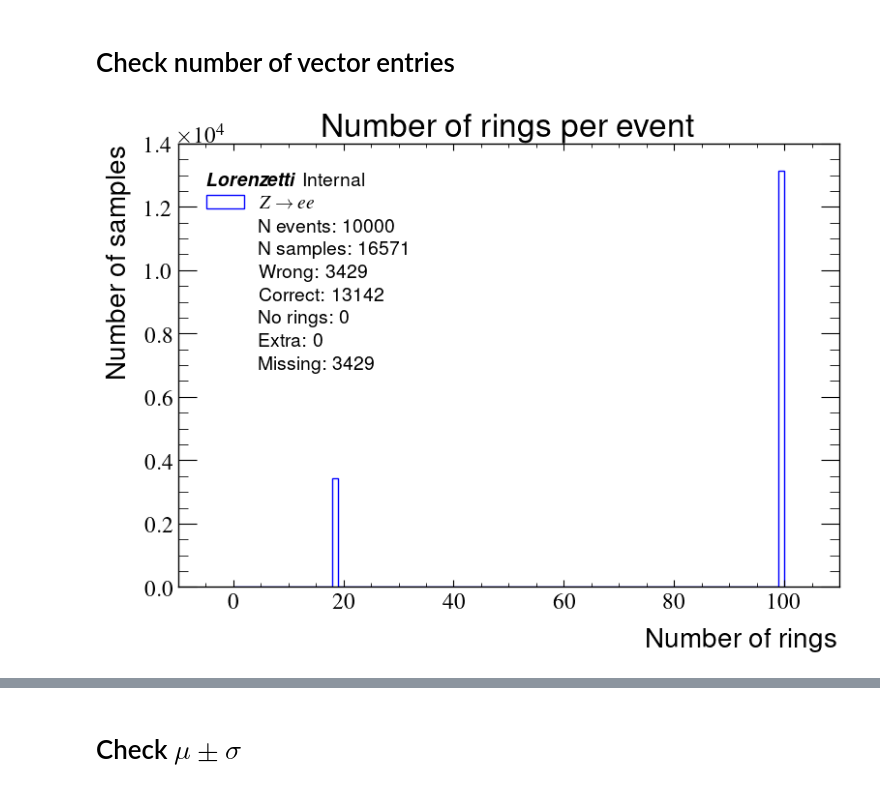
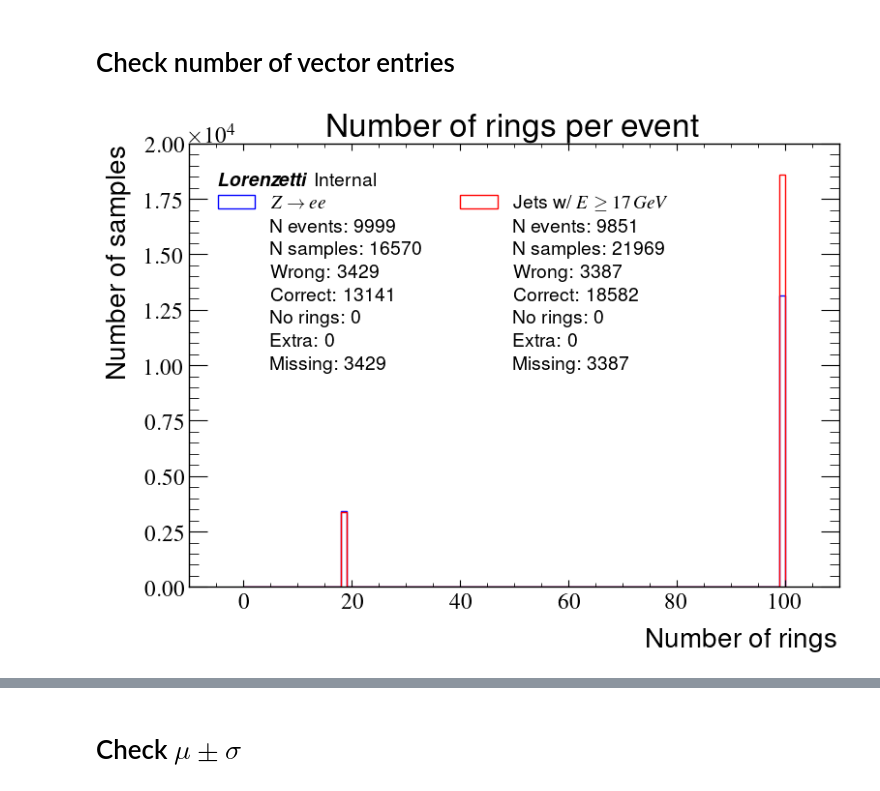
Before and after one commit to lucasbanunes/boosted-lorenzetti, a Jupyter notebook: rings_profile.ipynb, the cells around one changed output, grey strips where cells are left out. Cells and saved outputs as stored; diff of their text form; code cells hidden in the pictures.

```diff
--- a/rings_profile.ipynb
+++ b/rings_profile.ipynb
@@ -37,13 +37,13 @@ datasets['zee'] = {
     'label': '$Z \\to ee$',
 }
 
-# Yields error on entry 7098
-# datasets['jf17'] = {
-#     'ds': LztDataset.from_dir(
-#         lzt_data / 'v2.1.0' / 'user.joao.pinto.mc25_13TeV.250401.Pythia8EvtGen_JF17'
-#     ),
-#     'color': 'red',
-# }
+datasets['jf17'] = {
+    'ds': LztDataset.from_dir(
+        lzt_data / 'v2.1.0' / 'user.joao.pinto.mc25_13TeV.250401.Pythia8EvtGen_JF17'
+    ),
+    'color': 'red',
+    'label': 'Jets w/ $E \\geq 17 \\: GeV$'
+}
 
 datasets
 # %% [output]
@@ -61,10 +64,17 @@ def load_data_from_aod(dataset: LztDataset, n_entries: int = -1) -> pd.DataFrame
         if entry >= n_entries:
             break
         event_number = aod_event.EventInfoContainer_Events[0].eventNumber
-        for rings_data in aod_event.CaloRingsContainer_Rings:
+        for iring, rings_data in enumerate(aod_event.CaloRingsContainer_Rings):
+            if rings_data.cluster_link >= len(aod_event.CaloClusterContainer_Clusters):
+                logging.warning(f'{entry} - Event {event_number} - '
+                                f'iring {iring} - Cluster link {rings_data.cluster_link} out of range')
+                continue
+            cluster_data = aod_event.CaloClusterContainer_Clusters[rings_data.cluster_link]
             record = {
                 'event_number': event_number,
                 'rings_size': len(rings_data.rings),
+                'cl_eta': cluster_data.eta,
+                'cl_phi': cluster_data.phi,
             }
             for i, ring in enumerate(rings_data.rings):
                 record[f'ring_{i}'] = ring
@@ -83,6 +93,8 @@ def load_data_from_ntuple(dataset: LztDataset, n_entries: int = -1) -> pd.DataFr
         record = {
             'event_number': event.EventNumber,
             'rings_size': len(event.cl_rings),
+            'cl_eta': event.cl_eta,
+            'cl_phi': event.cl_phi,
         }
         for i, ring in enumerate(event.cl_rings):
             record[f'ring_{i}'] = ring
@@ -117,6 +130,7 @@ for name, dataset_info in datasets.items():
 # %%
 fig, ax = plt.subplots()
 max_ring_size = -1
+bins = np.arange(201)
 for name, dataset_info in datasets.items():
     rings_info = dataset_info['rings_info']
     current_max_ring_size = rings_info['rings_size'].max()
@@ -128,32 +142,32 @@ for name, dataset_info in datasets.items():
             color=dataset_info['color'],
             label=dataset_info['label'])
     # ax.grid(linestyle='--', alpha=0.5)
     ax.plot([], [], ' ',
         label=f'N events: {rings_info["event_number"].nunique()}')
     ax.plot([], [], ' ',
             label=f'N samples: {len(rings_info)}')
     ax.plot([], [], ' ',
             label=f'Wrong: {(rings_info["rings_size"] != N_RINGS).sum()}')
     ax.plot([], [], ' ',
             label=f'Correct: {(rings_info["rings_size"] == N_RINGS).sum()}')
     ax.plot([], [], ' ',
             label=f'No rings: {(rings_info["rings_size"] == 0).sum()}')
     ax.plot([], [], ' ',
             label=f'Extra: {(rings_info["rings_size"] > N_RINGS).sum()}')
     ax.plot([], [], ' ',
             label=f'Missing: {(rings_info["rings_size"] < N_RINGS).sum()}')
 ax.set(
     xlabel='Number of rings',
     ylabel='Number of samples',
     title='Number of rings per event',
     xlim=(-10, max_ring_size + 10)
 )
 ax.legend(title='\\textbf{{\\textit{{Lorenzetti}}}} Internal',
           alignment='left',
           facecolor='white',
           ncols=len(datasets),
           )
 fig.tight_layout()
-fig.savefig(output_dir / 'number_of_rings.png', dpi=300)
+fig.savefig(output_dir / f'number_of_rings_{data_src}.png', dpi=300)
 # %% [output]
-[figure, old version]
+[figure, new version]
```
Also changed, not shown: parts of 5 cells of this notebook, 9 other files.
